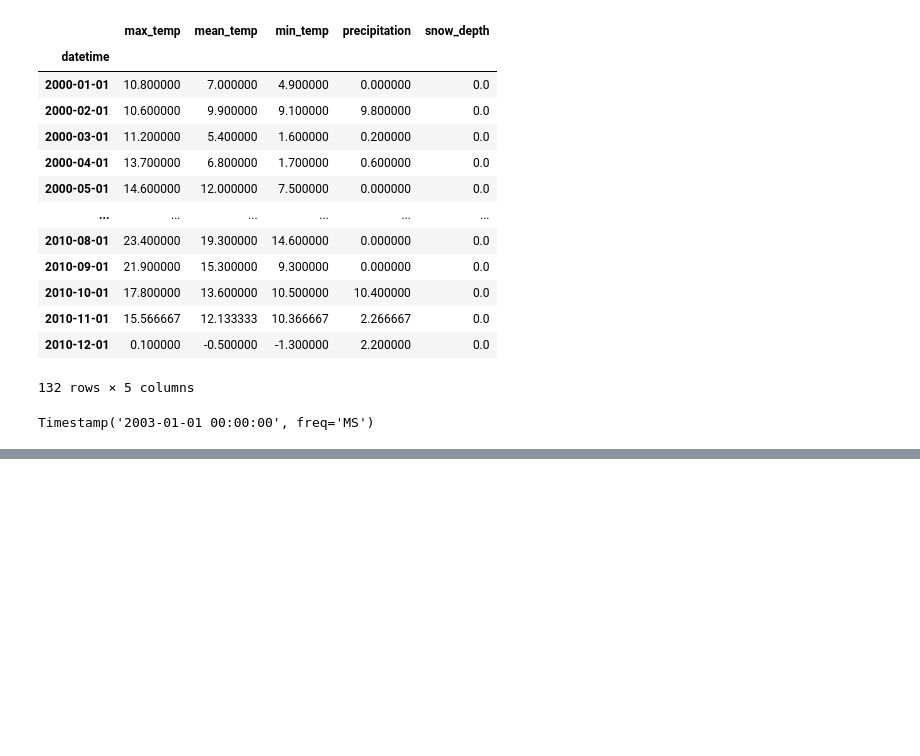
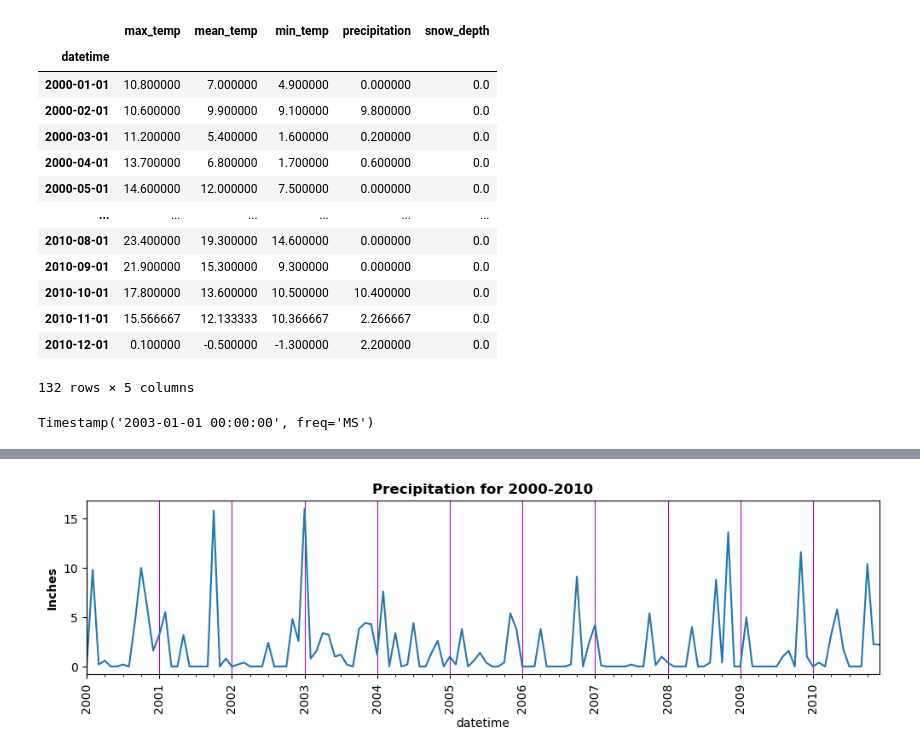
Before and after one commit to eckoecho/Resampling-Datetime-Data, a Jupyter notebook: Resampling Datetime Data (Core).ipynb, the cells around one changed output, grey strips where cells are left out. Cells and saved outputs as stored; diff of their text form; code cells hidden in the pictures; blank space fills up the shorter version.

```diff
--- a/Resampling Datetime Data (Core).ipynb
+++ b/Resampling Datetime Data (Core).ipynb
@@ -266,0 +292,12 @@ Timestamp('2003-01-01 00:00:00', freq='MS')
+# %%
+# Plot the feature and time period that corresponds to the question.
+fig, ax = plt.subplots(figsize=(12,3))
+#plotting just the precipitation feature by year
+df_ten_years["precipitation"].plot(ax=ax)
+ax.grid(which="major", axis="x", color="m")
+#Setting labels
+ax.set_ylabel("Inches", fontweight="bold")
+ax.set_title("Precipitation for 2000-2010", fontweight="bold")
+fig.autofmt_xdate(rotation=90, ha="center");
+# %% [output]
+[figure, added]
```
Also changed, not shown: parts of 5 cells of this notebook.
